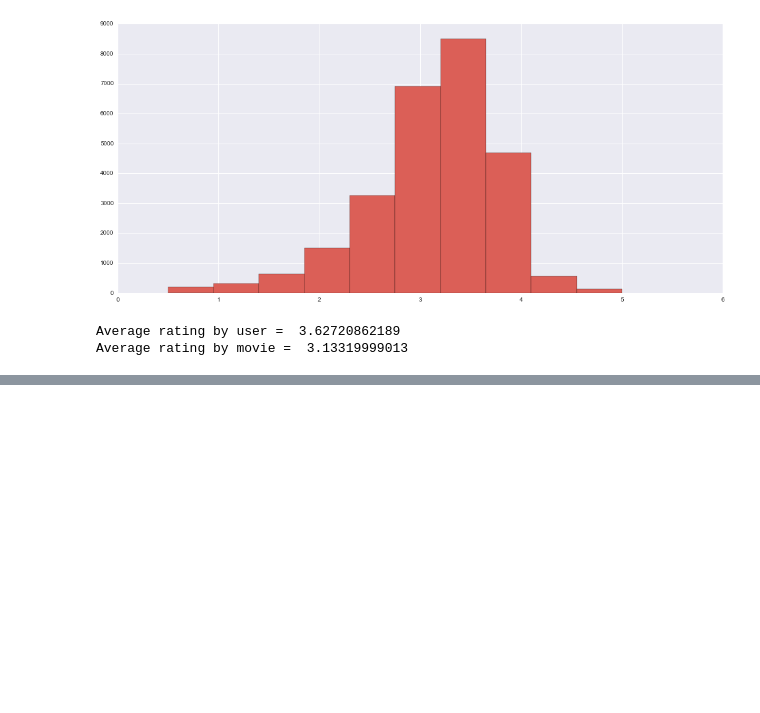
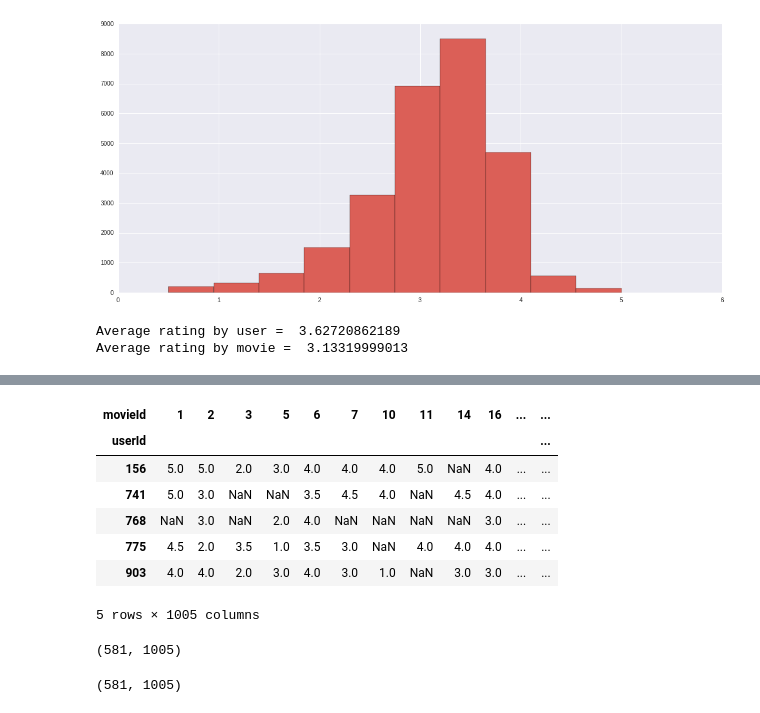
Before and after one commit to ah3200/movielens, a Jupyter notebook: Movies-and-generation.ipynb, the cells around one changed output, grey strips where cells are left out. Drawn from its saved outputs; the diff is of its cells as text; code cells hidden in the pictures; blank space fills up the shorter version.

```diff
--- a/Movies-and-generation.ipynb
+++ b/Movies-and-generation.ipynb
@@ -433,0 +447,2 @@ Average rating by movie =  3.13319999013
+# %%
+df_rating = pd.merge(df_rating, count_review_by_movie, how='left', on='movieId')
@@ -433,0 +482,3 @@ Average rating by movie =  3.13319999013
+# %%
+#### We will work with small subset of rating data, rating for movie with more than 60,000 reviews and user with more than 1,000 reviews
+rating_subset = df_rating[(df_rating.count_rating_user >= 1500) & (df_rating.count_rating_movie >= 5000)]
@@ -433,0 +505,3 @@ Average rating by movie =  3.13319999013
+# %%
+from sklearn import cross_validation as cv
+train_data, test_data = cv.train_test_split(rating_subset, test_size=0.25)
@@ -433,0 +517,18 @@ Average rating by movie =  3.13319999013
+# %%
+# Create training and test matrix
+ptrain = train_data.pivot(index='userId', columns='movieId', values='rating')
+# %%
+ptrain.head()
+# %% [output]
+| movieId | 1 | 2 | 3 | 5 | 6 | 7 | 10 | 11 | 14 | 16 | ... | ... |
+| userId |  |  |  |  |  |  |  |  |  |  |  | ... |
+| 156 | 5.0 | 5.0 | 2.0 | 3.0 | 4.0 | 4.0 | 4.0 | 5.0 | NaN | 4.0 | ... | ... |
+| 741 | 5.0 | 3.0 | NaN | NaN | 3.5 | 4.5 | 4.0 | NaN | 4.5 | 4.0 | ... | ... |
+| 768 | NaN | 3.0 | NaN | 2.0 | 4.0 | NaN | NaN | NaN | NaN | 3.0 | ... | ... |
+| 775 | 4.5 | 2.0 | 3.5 | 1.0 | 3.5 | 3.0 | NaN | 4.0 | 4.0 | 4.0 | ... | ... |
+| 903 | 4.0 | 4.0 | 2.0 | 3.0 | 4.0 | 3.0 | 1.0 | NaN | 3.0 | 3.0 | ... | ... |
+5 rows × 1005 columns
+# %%
+ptrain.shape
+# %% [output]
+(581, 1005)
@@ -433,0 +537,4 @@ Average rating by movie =  3.13319999013
+# %%
+ptest.shape
+# %% [output]
+(581, 1005)
```
Also changed, not shown: parts of 31 cells of this notebook.
